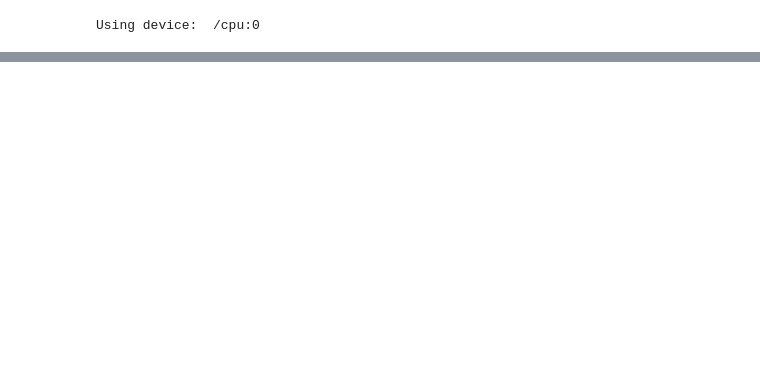
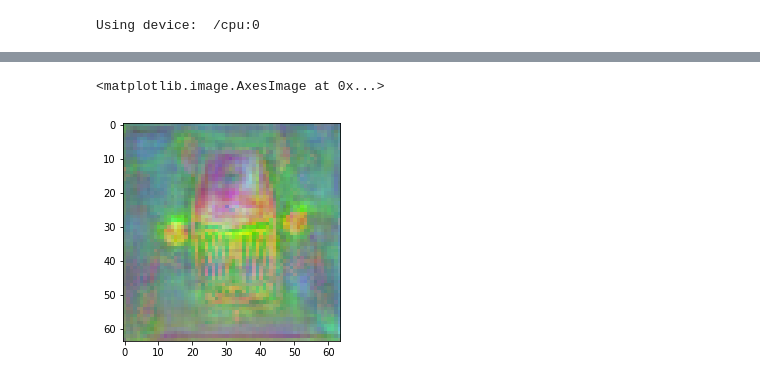
Before and after one commit to kkhosla96/cs231n-project, a Jupyter notebook: project.ipynb, the cells around one changed output, grey strips where cells are left out. Saved outputs shown, nothing was run; the diff lists cells and outputs as text; code cells hidden in the pictures; blank space fills up the shorter version.

```diff
--- a/project.ipynb
+++ b/project.ipynb
@@ -310,0 +306,14 @@ plt.show()
+# %%
+# visualize, after doing some shift and scaling
+# because the pixel values are supposed to be between 0 and 1,
+# but we don't have that from the output
+im = np.zeros_like(X_train[example_index])
+im[:, :, 0] = X_train[0][:, :, 0]
+im[:, :, 1] = predict[:, :, 0]
+im[:, :, 2] = predict[:, :, 1]
+im += np.abs(np.amin(im)) + 1e-8
+im /= np.amax(im)
+imshow(im)
+# %% [output]
+<matplotlib.image.AxesImage at 0x...>
+[figure, added]
```
Also changed, not shown: parts of 9 cells of this notebook, 1 other file.
